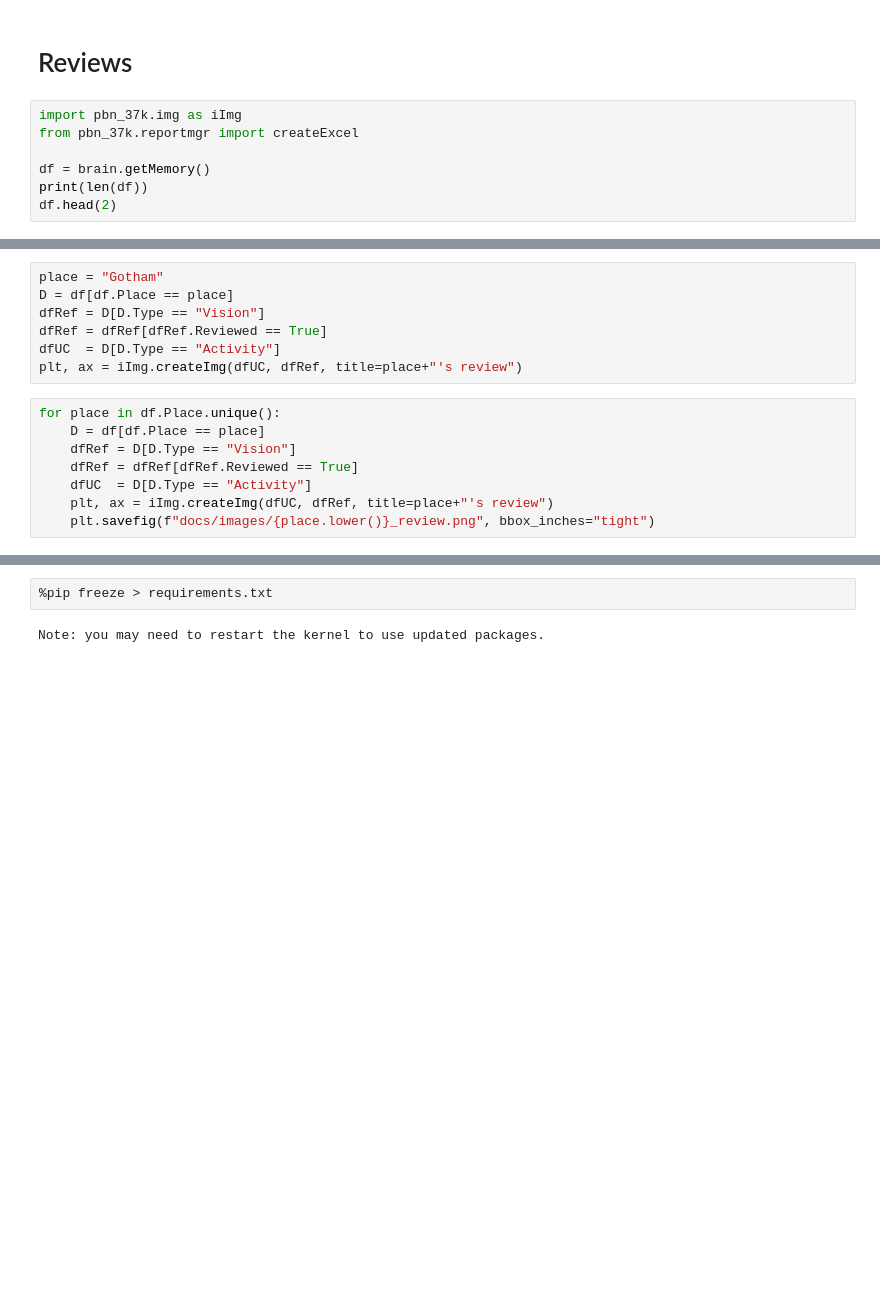
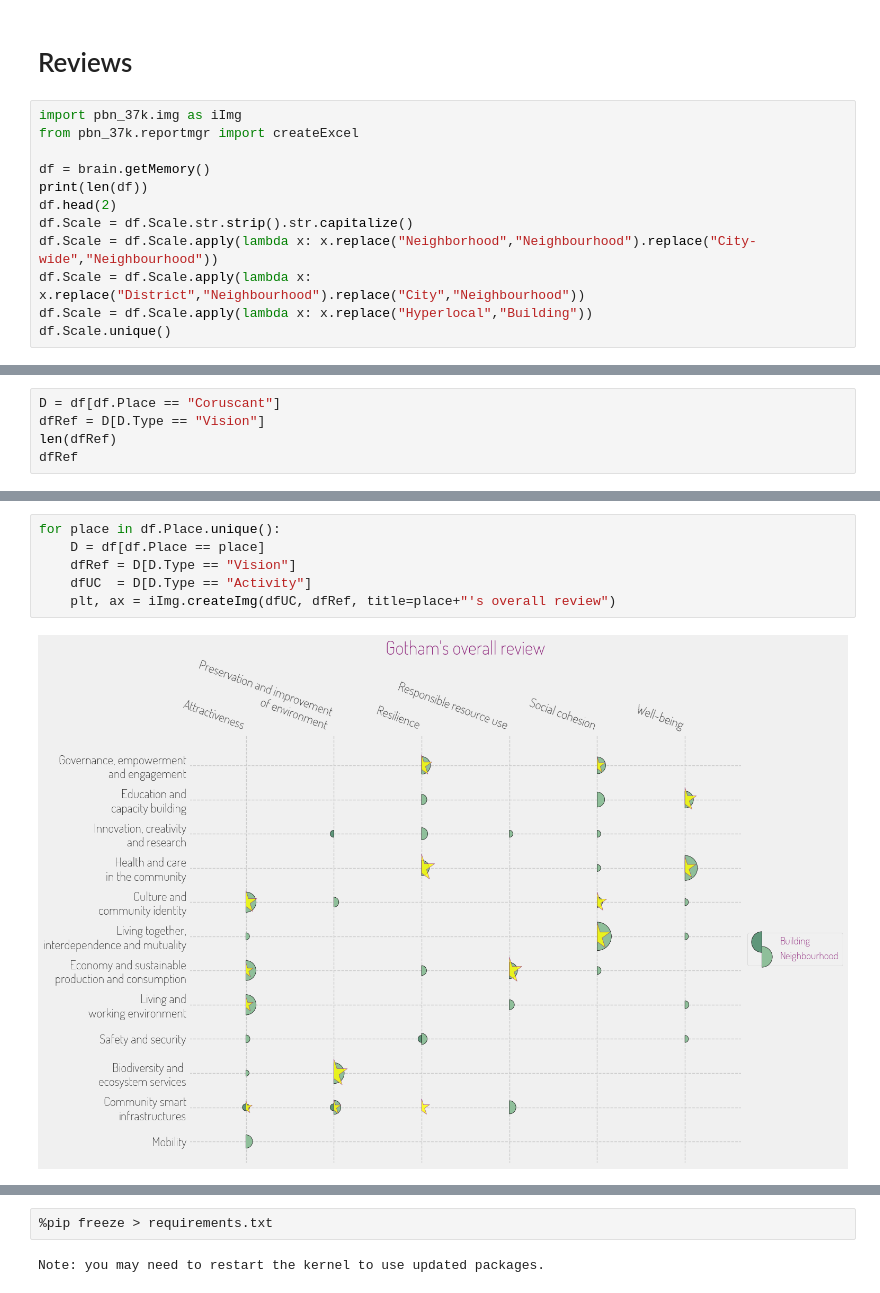
Before and after one commit to kelu124/maptivity, a Jupyter notebook: create_pages.ipynb, the cells around one changed output, grey strips where cells are left out. Cells and saved outputs as stored; diff of their text form; blank space fills up the shorter version.

```diff
--- a/create_pages.ipynb
+++ b/create_pages.ipynb
@@ -135,4 +135,9 @@ from pbn_37k.reportmgr import createExcel
 df = brain.getMemory()
 print(len(df))
 df.head(2)
+df.Scale = df.Scale.str.strip().str.capitalize()
+df.Scale = df.Scale.apply(lambda x: x.replace("Neighborhood","Neighbourhood").replace("City-wide","Neighbourhood"))
+df.Scale = df.Scale.apply(lambda x: x.replace("District","Neighbourhood").replace("City","Neighbourhood"))
+df.Scale = df.Scale.apply(lambda x: x.replace("Hyperlocal","Building"))
+df.Scale.unique()
 # %% [output]
@@ -143,15 +145,0 @@ df.head(2)
-# %%
-place = "Gotham"
-D = df[df.Place == place]
-dfRef = D[D.Type == "Vision"]
-dfRef = dfRef[dfRef.Reviewed == True]
-dfUC  = D[D.Type == "Activity"]
-plt, ax = iImg.createImg(dfUC, dfRef, title=place+"'s review")
-# %%
-for place in df.Place.unique():
-    D = df[df.Place == place]
-    dfRef = D[D.Type == "Vision"]
-    dfRef = dfRef[dfRef.Reviewed == True]
-    dfUC  = D[D.Type == "Activity"]
-    plt, ax = iImg.createImg(dfUC, dfRef, title=place+"'s review")
-    plt.savefig(f"docs/images/{place.lower()}_review.png", bbox_inches="tight")
@@ -165,0 +146,5 @@ for place in df.Place.unique():
+# %%
+D = df[df.Place == "Coruscant"]
+dfRef = D[D.Type == "Vision"]
+len(dfRef)
+dfRef
@@ -165,0 +169,8 @@ for place in df.Place.unique():
+# %%
+for place in df.Place.unique():
+    D = df[df.Place == place]
+    dfRef = D[D.Type == "Vision"]
+    dfUC  = D[D.Type == "Activity"]
+    plt, ax = iImg.createImg(dfUC, dfRef, title=place+"'s overall review")
+# %% [output]
+[figure, added]
```
Also changed, not shown: parts of 6 cells of this notebook, 14 other files.
